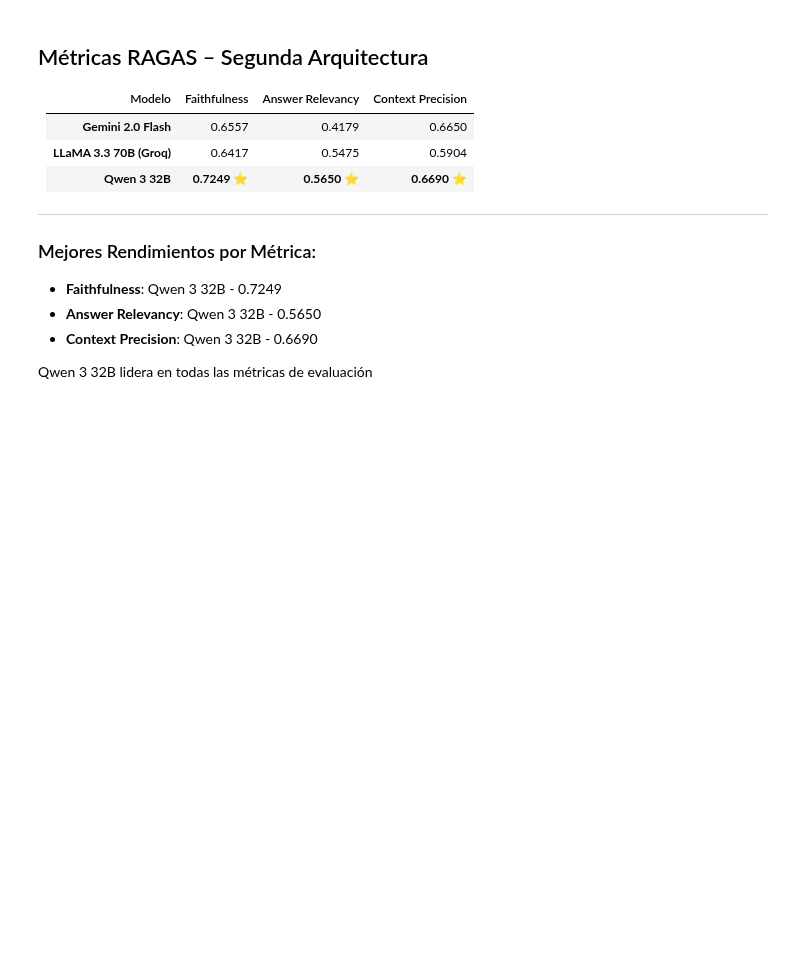
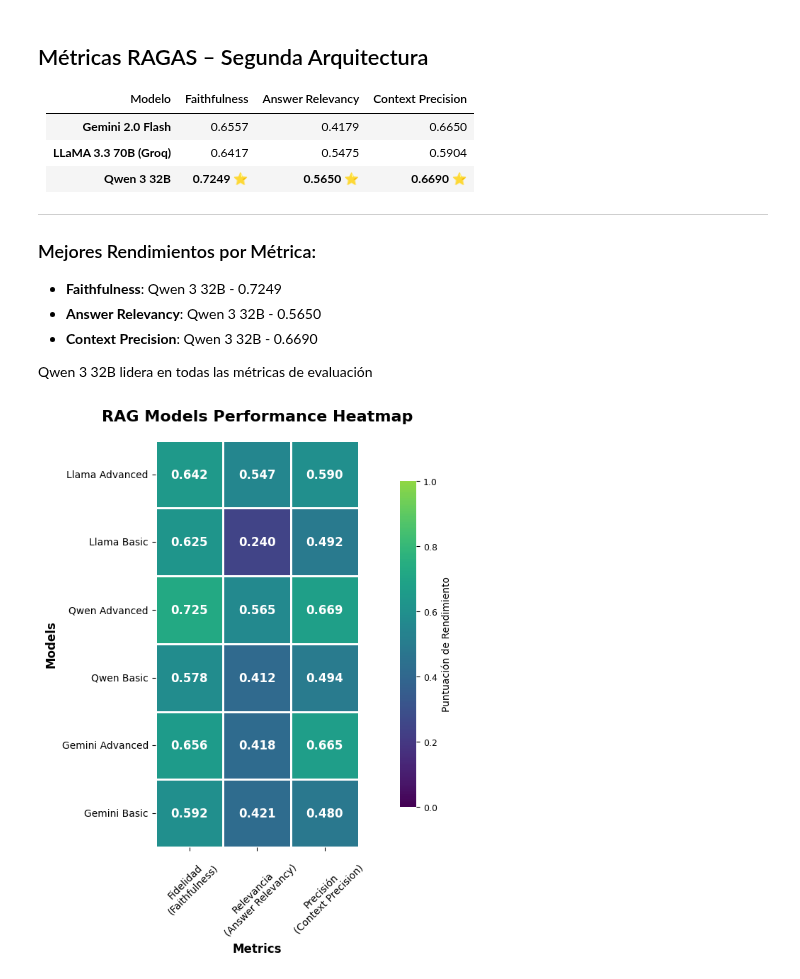
Before and after one commit to Danielblanco01/RAG-evalualtion-project, a Jupyter notebook: src/evaluation_via_local.ipynb, the cells around one changed output. Saved outputs shown, nothing was run; the diff lists cells and outputs as text; code cells hidden in the pictures; blank space fills up the shorter version.

```diff
--- a/src/evaluation_via_local.ipynb
+++ b/src/evaluation_via_local.ipynb
@@ -219,3 +200,98 @@ qwenavanzado_df.to_csv("qwen_avanzado.csv", index=False)
 - **Context Precision**: Qwen 3 32B - 0.6690
 
 Qwen 3 32B lidera en todas las métricas de evaluación
+# %%
+import pandas as pd
+import matplotlib.pyplot as plt
+import seaborn as sns
+import numpy as np
+
+def create_professional_heatmap():
+    """Crear solo el mapa de calor profesional para RAG"""
+
+    # Cargar todos los modelos
+    models = {
+        'Llama Advanced': pd.read_csv("resultados_csv/groq_avanzado.csv"),
+        'Llama Basic': pd.read_csv("resultados_csv/groq2.csv"),
+        'Qwen Advanced': pd.read_csv("resultados_csv/qwen_avanzado.csv"),
+        'Qwen Basic': pd.read_csv("resultados_csv/qwen2.csv"),
+        'Gemini Advanced': pd.read_csv("resultados_csv/gemini_avanzado.csv"),
+        'Gemini Basic': pd.read_csv("resultados_csv/gemini2.csv")
+    }
+
+    metrics = ["faithfulness", "answer_relevancy", "context_precision"]
+
+    # Preparar datos para el heatmap
+    heatmap_data = []
+    model_names = []
+
+    for name, df in models.items():
+        model_names.append(name)
+        heatmap_data.append([df[metric].mean() for metric in metrics])
+
+    # Crear DataFrame para el heatmap
+    heatmap_df = pd.DataFrame(
+        heatmap_data,
+        columns=['Fidelidad\n(Faithfulness)', 'Relevancia\n(Answer Relevancy)',
+                'Precisión\n(Context Precision)'],
+        index=model_names
+    )
+
+    # Configurar el estilo
+    plt.figure(figsize=(12, 8))
+    plt.style.use('default')
+
+    # Crear el heatmap con la paleta original
+    ax = sns.heatmap(
+        heatmap_df,
+        annot=True,
+        cmap='viridis',
+        center=0.6,
+        square=True,
+        linewidths=2,
+        cbar_kws={
+            "shrink": .8,
+            "label": "Puntuación de Rendimiento"
+        },
+        fmt='.3f',
+        annot_kws={
+            'fontsize': 12,
+            'fontweight': 'bold',
+            'color': 'white'
+        },
+        vmin=0,
+        vmax=1
+    )
+
+    # Personalizar el estilo de forma más simple
+    ax.set_title('RAG Models Performance Heatmap',
+                fontsize=16, fontweight='bold', pad=20)
+
+    # Etiquetas más simples
+    ax.set_xlabel('Metrics', fontsize=12, fontweight='bold')
+    ax.set_ylabel('Models', fontsize=12, fontweight='bold')
+
+    # Rotar etiquetas para evitar solapamiento
+    ax.tick_params(axis='x', rotation=45, labelsize=10)
+    ax.tick_params(axis='y', rotation=0, labelsize=10)
+
+    # Mejorar la barra de color
+    cbar = ax.collections[0].colorbar
+    cbar.ax.tick_params(labelsize=9)
+
+    # Fondo limpio y layout
+    plt.tight_layout()
+
+    # IMPORTANTE: Guardar ANTES de mostrar
+    plt.savefig('heatmap_rag_models.png', dpi=300, bbox_inches='tight',
+                facecolor='white', edgecolor='none')
+
+    # Mostrar el gráfico DESPUÉS de guardar
+    plt.show()
+
+    return heatmap_df
+
+# Crear el heatmap
+heatmap_data = create_professional_heatmap()
+# %% [output]
+[figure, added]
```
Also changed, not shown: parts of 8 cells of this notebook.
